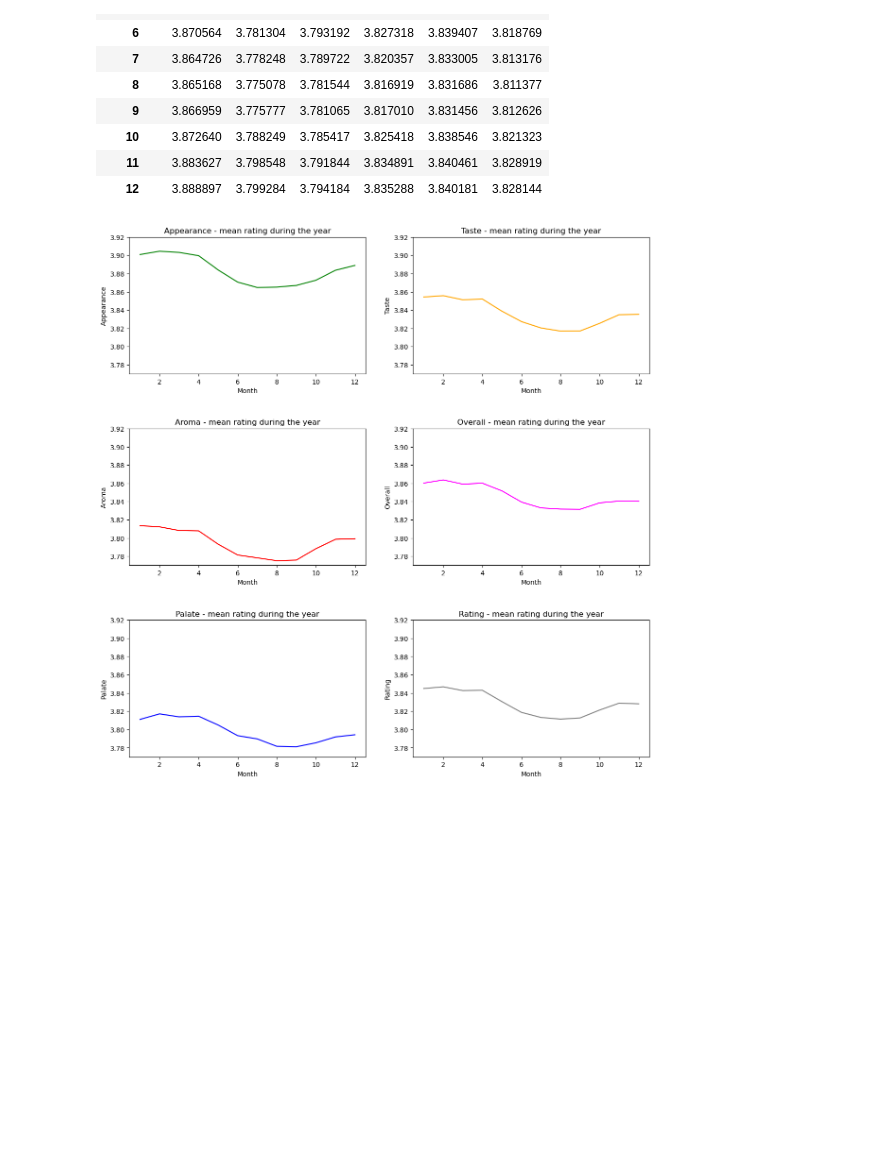
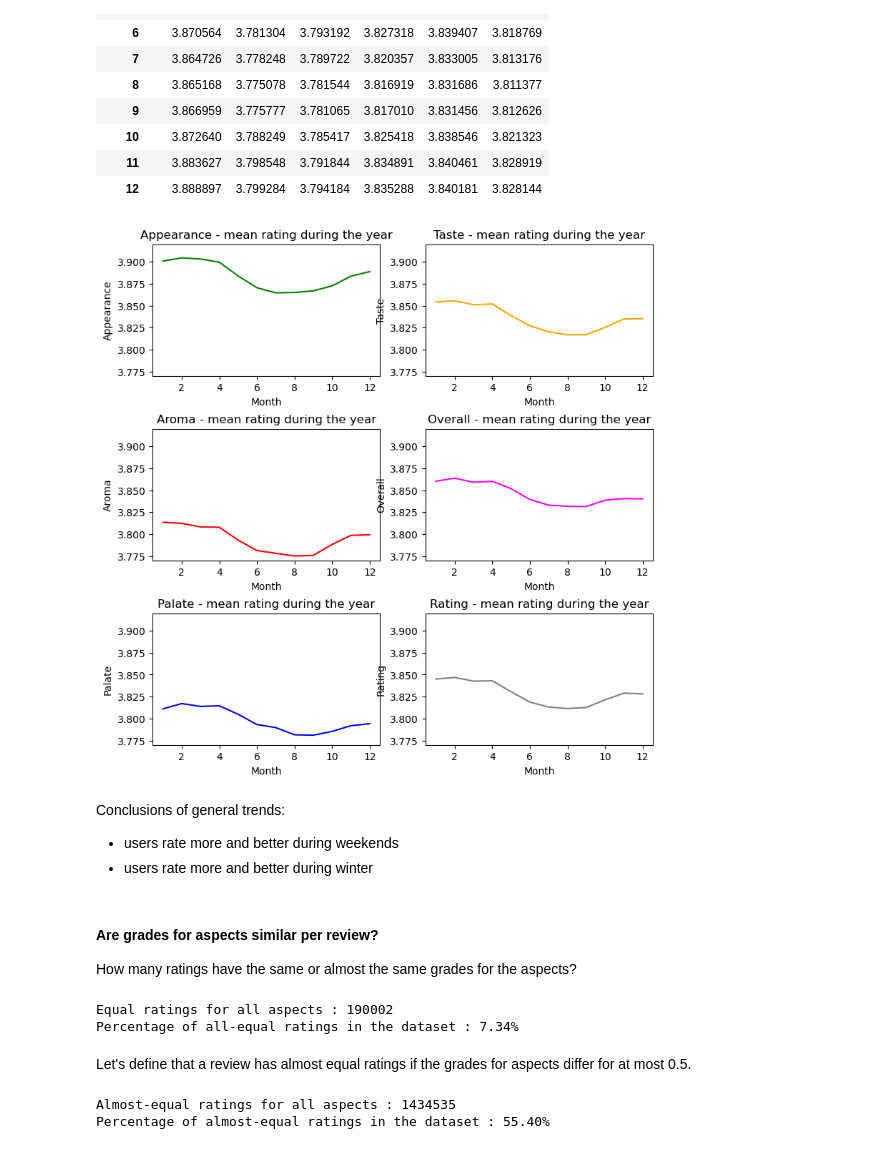
Before and after one commit to epfl-ada/ada-2022-project-rakijada, a Jupyter notebook: data_investigation.ipynb, the cells around one changed output. Cells and saved outputs as stored; diff of their text form; code cells hidden in the pictures; blank space fills up the shorter version.

Commit message:
refactor, almost equal ratings

```diff
--- a/data_investigation.ipynb
+++ b/data_investigation.ipynb
@@ -381,17 +386,45 @@ reviews_by_month
 # %%
 # one figure with multiple axes
 fig, axes = plt.subplots(3,2)
 
 for grading_index in range(len(grading_columns)):
     sns.lineplot(ax=axes[grading_index%3, grading_index//3], data = reviews_by_month[grading_columns[grading_index]], color = colors[grading_columns[grading_index]])
     axes[grading_index%3, grading_index//3].set_ylim([3.77,3.92]) #set the same interval for y axis
     axes[grading_index%3, grading_index//3].set_title(grading_columns[grading_index] + ' - mean rating during the year')
 
 
 # set figure size
-fig.set_size_inches(11, 11)
+fig.set_size_inches(7, 7)
 
 # adjust spacing
 plt.subplots_adjust(left=0, bottom=0, right=1, top=1, wspace=0.2, hspace=0.4)
 # %% [output]
-[figure, old version]
+[figure, new version]
+# %% [markdown]
+Conclusions of general trends:
+- users rate more and better during weekends
+- users rate more and better during winter
+# %% [markdown]
+#### Are grades for aspects similar per review?
+
+How many ratings have the same or almost the same grades for the aspects?
+# %%
+# calculate incidents of all equal ratings
+equal_ratings = sum((reviews['Appearance'] == reviews['Aroma']) & (reviews['Appearance'] == reviews['Palate']) &\
+(reviews['Appearance'] == reviews['Taste']) & (reviews['Appearance'] == reviews['Overall']))
+print('Equal ratings for all aspects : {}'.format(equal_ratings))
+print('Percentage of all-equal ratings in the dataset : {:.2f}%'.format(100*equal_ratings/len(reviews)))
+# %% [output]
+Equal ratings for all aspects : 190002
+Percentage of all-equal ratings in the dataset : 7.34%
+# %% [markdown]
+Let's define that a review has almost equal ratings if the grades for aspects differ for at most 0.5.
+# %%
+# calculate incidents of almost equal ratings
+almost_equal_ratings = len(reviews[(reviews[['Appearance', 'Aroma', 'Palate', 'Taste', 'Overall']].max(axis=1) \
+         - reviews[['Appearance', 'Aroma', 'Palate', 'Taste', 'Overall']].min(axis=1)) <= 0.5])
+print('Almost-equal ratings for all aspects : {}'.format(almost_equal_ratings))
+print('Percentage of almost-equal ratings in the dataset : {:.2f}%'.format(100*almost_equal_ratings/len(reviews)))
+# %% [output]
+Almost-equal ratings for all aspects : 1434535
+Percentage of almost-equal ratings in the dataset : 55.40%
```
Also changed, not shown: parts of 29 cells of this notebook, 1 other file.
